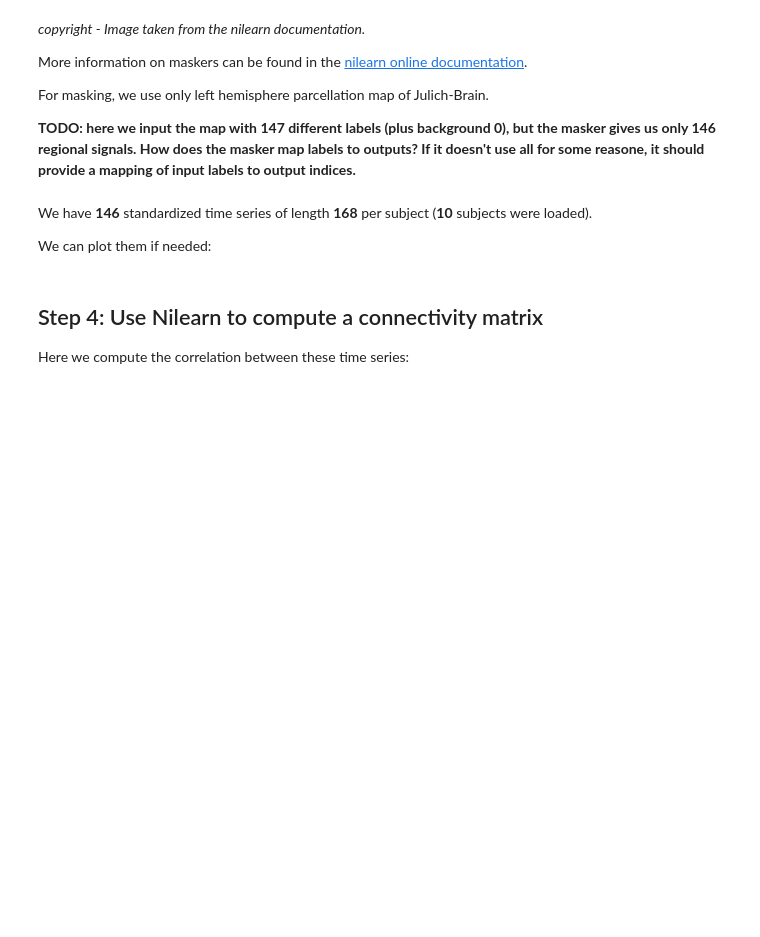
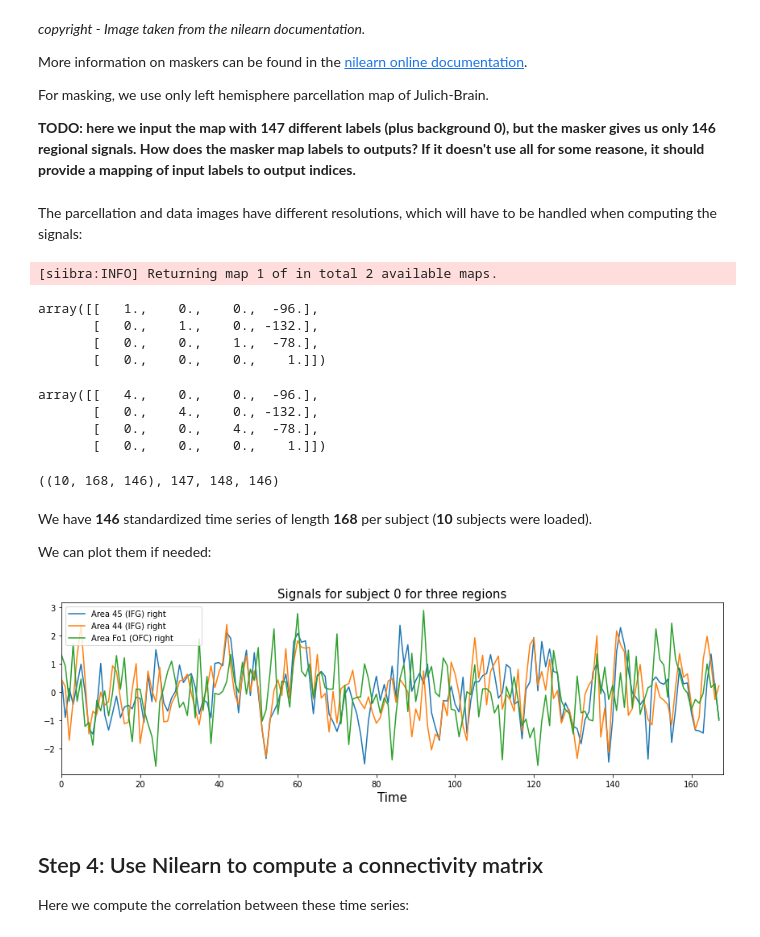
Before and after one commit to ymzayek/EBRAINS-Connectivity-Analysis, a Jupyter notebook: Notebooks/connectivity-analysis-pieline.ipynb, the cells around one changed output. Drawn from its saved outputs; the diff is of its cells as text; code cells hidden in the pictures; blank space fills up the shorter version.

```diff
--- a/Notebooks/connectivity-analysis-pieline.ipynb
+++ b/Notebooks/connectivity-analysis-pieline.ipynb
@@ -140,30 +180,57 @@ More information on maskers can be found in the <a href="https://nilearn.github.
 For masking, we use only left hemisphere parcellation map of Julich-Brain.
 
 **TODO: here we input the map with 147 different labels (plus background 0), but the masker gives us only 146 regional signals. How does the masker map labels to outputs? If it doesn't use all for some reasone, it should provide a mapping of input labels to output indices.**
+# %% [markdown]
+The parcellation and data images have different resolutions, which will have to be handled when computing the signals:
+# %%
+parcellation_map_niimg = jubrain_mpm.fetch(mapindex=0)
+parcellation_map_niimg.affine
+# %% [output]
+[siibra:INFO] Returning map 1 of in total 2 available maps.
+array([[   1.,    0.,    0.,  -96.],
+       [   0.,    1.,    0., -132.],
+       [   0.,    0.,    1.,  -78.],
+       [   0.,    0.,    0.,    1.]])
+# %%
+from nilearn.image import load_img
+load_img(data.func[0]).affine
+# %% [output]
+array([[   4.,    0.,    0.,  -96.],
+       [   0.,    4.,    0., -132.],
+       [   0.,    0.,    4.,  -78.],
+       [   0.,    0.,    0.,    1.]])
 # %%
 from nilearn.input_data import NiftiLabelsMasker
 import numpy as np
 
-parcellation_map_niimg = jubrain_mpm.fetch(mapindex=0)
 names = {
-    index.label:region.name
+    int(index.label):region.name
     for index, region in jubrain_mpm.regions.items()
 }
-labels = [
-    names[i] if i in names else ""
-    for i in range(int(max(names.keys()))+1)
-]
+labels = list(names.values())
 
 # Use NiftiLabelsMasker to extract signals from regions
+# Note that the masker will resample the parcellation to
+# the data image resolution.
 masker = NiftiLabelsMasker(labels_img = parcellation_map_niimg,
                            labels = labels,
+                           background_label=0, # Default value, for clarity
+                           resampling_target="data", # Default value
                            standardize=True) # Standardize the signals
 time_series = []
 for func, confounds in zip(data.func, data.confounds):
     time_series.append(masker.fit_transform(func,
                                             confounds=confounds))
+
+labels = [names[l] for l in masker.labels_]
+# Small region got wiped out of the label image
+# which results in only 146 signals instead of 147
+assert 'MF (Amygdala) right' not in labels
+
 time_series = np.array(time_series)
-time_series.shape, len(names), len(np.unique(parcellation_map_niimg.get_fdata()))
+time_series.shape, len(names), len(np.unique(parcellation_map_niimg.get_fdata())), len(labels)
+# %% [output]
+((10, 168, 146), 147, 148, 146)
 # %% [markdown]
 We have **146** standardized time series of length **168** per subject (**10** subjects were loaded).
 
@@ -171,16 +238,18 @@ We can plot them if needed:
 # %%
 import matplotlib.pyplot as plt
 
 subject_id = 0
 fig = plt.figure(figsize=(12,4))
 for i in [0,1,2]:
     plt.plot(time_series[subject_id, :, i],
-             label=f"{names[i+1]:30.30}")
+             label=f"{labels[i]:30.30}")
 plt.legend()
 plt.xlim((0, 168))
 plt.xlabel("Time", fontsize=15)
 plt.title(f"Signals for subject {subject_id} for three regions", fontsize=15)
 plt.tight_layout()
+# %% [output]
+[figure, added]
 # %% [markdown]
 ## Step 4: Use Nilearn to compute a connectivity matrix
 
```
Also changed, not shown: parts of 17 cells of this notebook.
